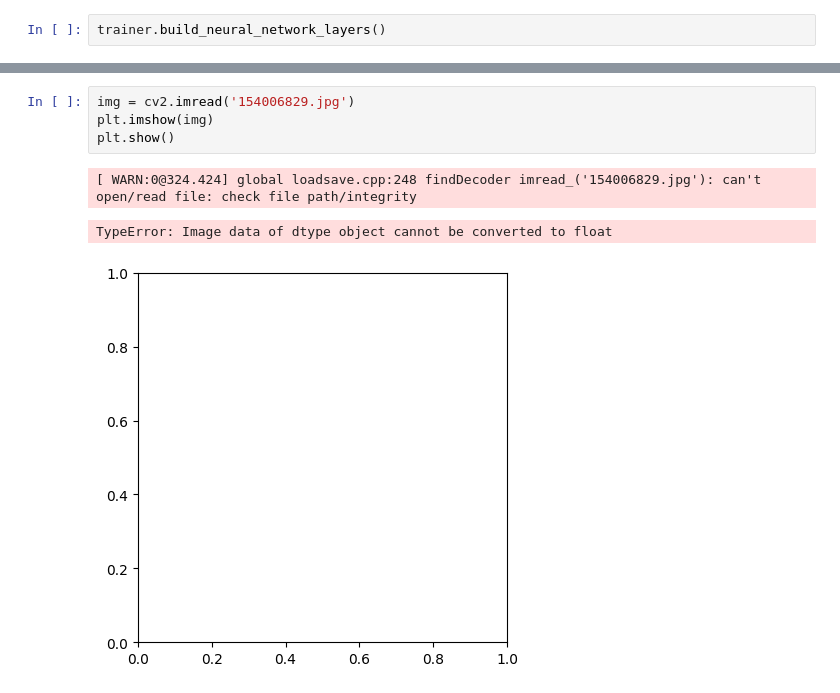
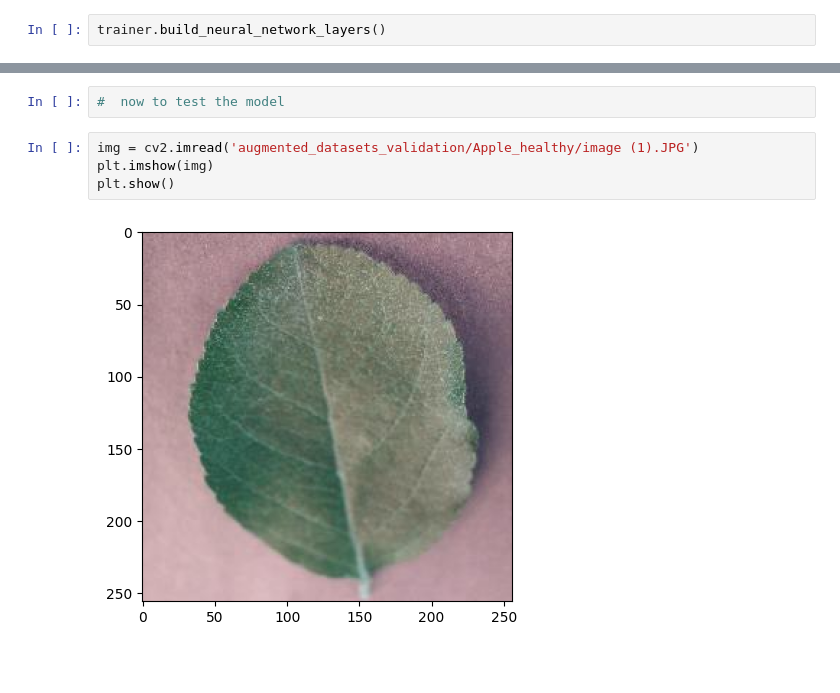
Before and after one commit to aallali/Leaf-Diseases-Classification, a Jupyter notebook: trainer.ipynb, the cells around one changed output, grey strips where cells are left out. Cells and saved outputs as stored; diff of their text form; blank space fills up the shorter version.

```diff
--- a/trainer.ipynb
+++ b/trainer.ipynb
@@ -123,9 +173,9 @@ tf.Tensor(0.875, shape=(), dtype=float32) tf.Tensor(1.0, shape=(), dtype=float32
+# %%
+#  now to test the model
 # %%
-img = cv2.imread('154006829.jpg')
+img = cv2.imread('augmented_datasets_validation/Apple_healthy/image (1).JPG')
 plt.imshow(img)
 plt.show()
 # %% [output]
-[ WARN:0@324.424] global loadsave.cpp:248 findDecoder imread_('154006829.jpg'): can't open/read file: check file path/integrity
-TypeError: Image data of dtype object cannot be converted to float
-[figure, old version]
+[figure, new version]
 # %%
```
Also changed, not shown: parts of 15 cells of this notebook, 2 other files.
